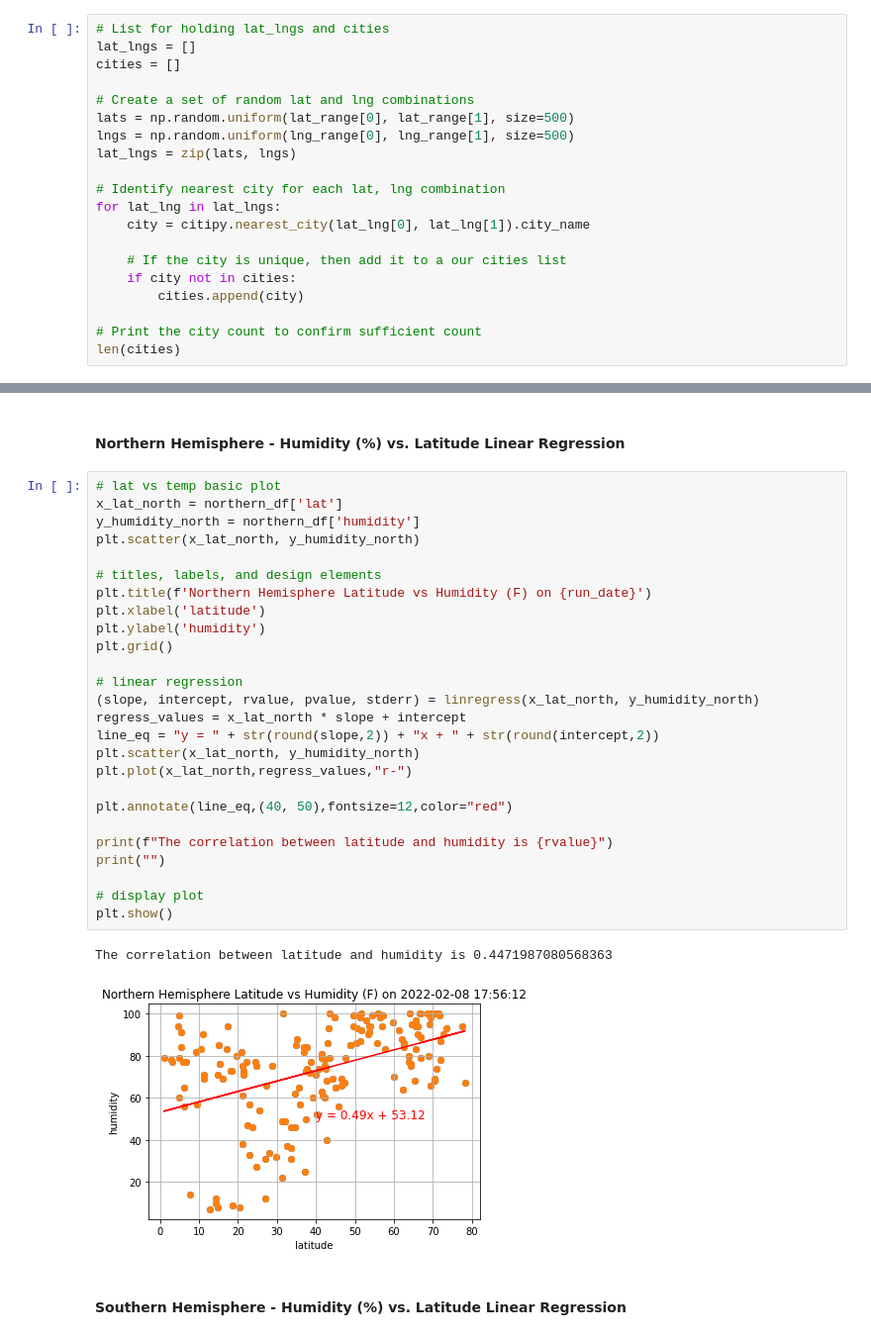
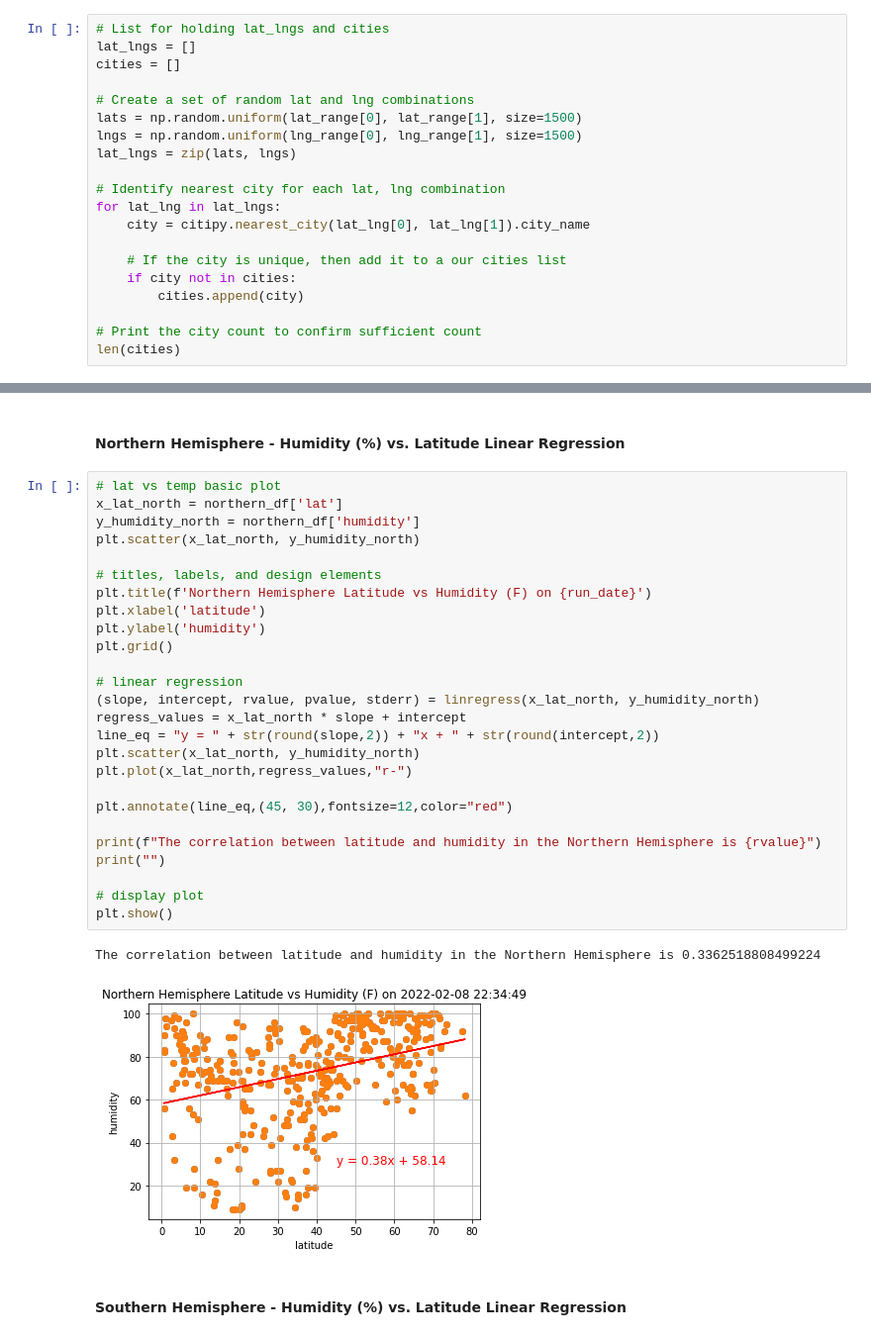
Before and after one commit to PamFernandez/python-api-challenge, a Jupyter notebook: starter_code/WeatherPy.ipynb, the cells around one changed output, grey strips where cells are left out. Shown at 99% size. Cells and saved outputs as stored; diff of their text form.

```diff
--- a/starter_code/WeatherPy.ipynb
+++ b/starter_code/WeatherPy.ipynb
@@ -35,8 +35,8 @@ lat_lngs = []
 cities = []
 
 # Create a set of random lat and lng combinations
-lats = np.random.uniform(lat_range[0], lat_range[1], size=500)
-lngs = np.random.uniform(lng_range[0], lng_range[1], size=500)
+lats = np.random.uniform(lat_range[0], lat_range[1], size=1500)
+lngs = np.random.uniform(lng_range[0], lng_range[1], size=1500)
 lat_lngs = zip(lats, lngs)
 
 # Identify nearest city for each lat, lng combination
@@ -376,32 +376,32 @@ The correlation between latitude and max temperature(F) in the Southern Hemisphe
 # %%
 # lat vs temp basic plot
 x_lat_north = northern_df['lat']
 y_humidity_north = northern_df['humidity']
 plt.scatter(x_lat_north, y_humidity_north)
 
 # titles, labels, and design elements
 plt.title(f'Northern Hemisphere Latitude vs Humidity (F) on {run_date}')
 plt.xlabel('latitude')
 plt.ylabel('humidity')
 plt.grid()
 
 # linear regression
 (slope, intercept, rvalue, pvalue, stderr) = linregress(x_lat_north, y_humidity_north)
 regress_values = x_lat_north * slope + intercept
 line_eq = "y = " + str(round(slope,2)) + "x + " + str(round(intercept,2))
 plt.scatter(x_lat_north, y_humidity_north)
 plt.plot(x_lat_north,regress_values,"r-")
 
-plt.annotate(line_eq,(40, 50),fontsize=12,color="red")
+plt.annotate(line_eq,(45, 30),fontsize=12,color="red")
 
-print(f"The correlation between latitude and humidity is {rvalue}")
+print(f"The correlation between latitude and humidity in the Northern Hemisphere is {rvalue}")
 print("")
 
 # display plot
 plt.show()
 # %% [output]
-The correlation between latitude and humidity is 0.4471987080568363
+The correlation between latitude and humidity in the Northern Hemisphere is 0.3362518808499224
-[figure, old version]
+[figure, new version]
 # %% [markdown]
 ####  Southern Hemisphere - Humidity (%) vs. Latitude Linear Regression
 # %%
```
Also changed, not shown: parts of 17 cells of this notebook, 1 other file.
